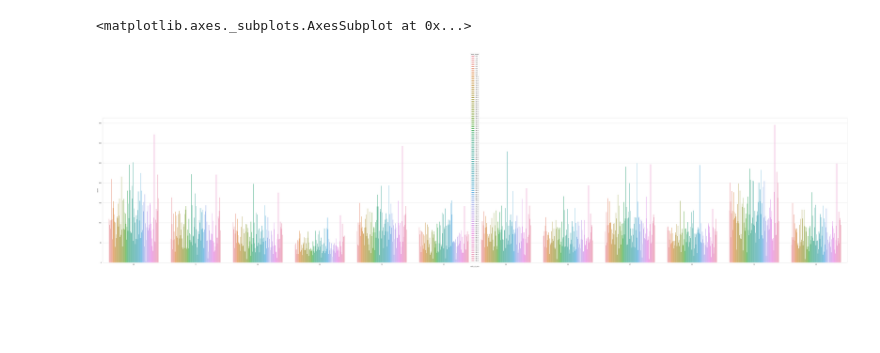
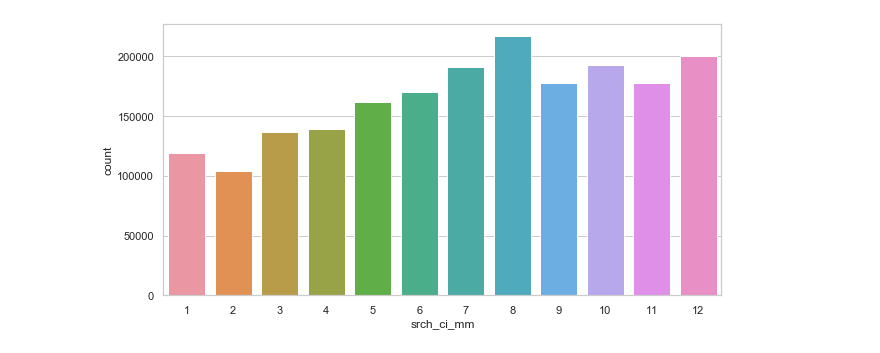
Before and after one commit to gonteranna1211/szakdolgozat, a Jupyter notebook: Exploratory analysis.ipynb, the cells around one changed output. Drawn from its saved outputs; the diff is of its cells as text; code cells hidden in the pictures; blank space fills up the shorter version.

```diff
--- a/Exploratory analysis.ipynb
+++ b/Exploratory analysis.ipynb
@@ -140,0 +6,6 @@ for x in train_data.columns:
+# %%
+columns = ['is_booking','is_mobile','is_package','user_location_country',
+           'hotel_cluster','posa_continent','hotel_continent','channel',
+           'srch_ci_mm','srch_ppl_cnt']
+
+train_data = pd.read_csv('data/train_clean_mod.csv', delimiter=',',usecols=columns)
@@ -153,8 +53,9 @@ plt.savefig("hotel_continent X posa_continent.jpg")
 # %%
-plt.figure(figsize=(100, 20))
-sns.countplot('srch_ci_mm', hue='hotel_cluster',data=train_data)
-plt.savefig("srch_ci_mm X hotel_cluster.jpg")
+plt.figure(figsize=(10,5))
+
+sns.countplot('srch_ci_mm',data=train_data[train_data["is_booking"] == 1])
+
+plt.savefig('plots/srch_ci_mm_count.jpg')
 # %% [output]
-<matplotlib.axes._subplots.AxesSubplot at 0x...>
-[figure, old version]
+[figure, new version]
 # %%
```
Also changed, not shown: parts of 30 cells of this notebook.
